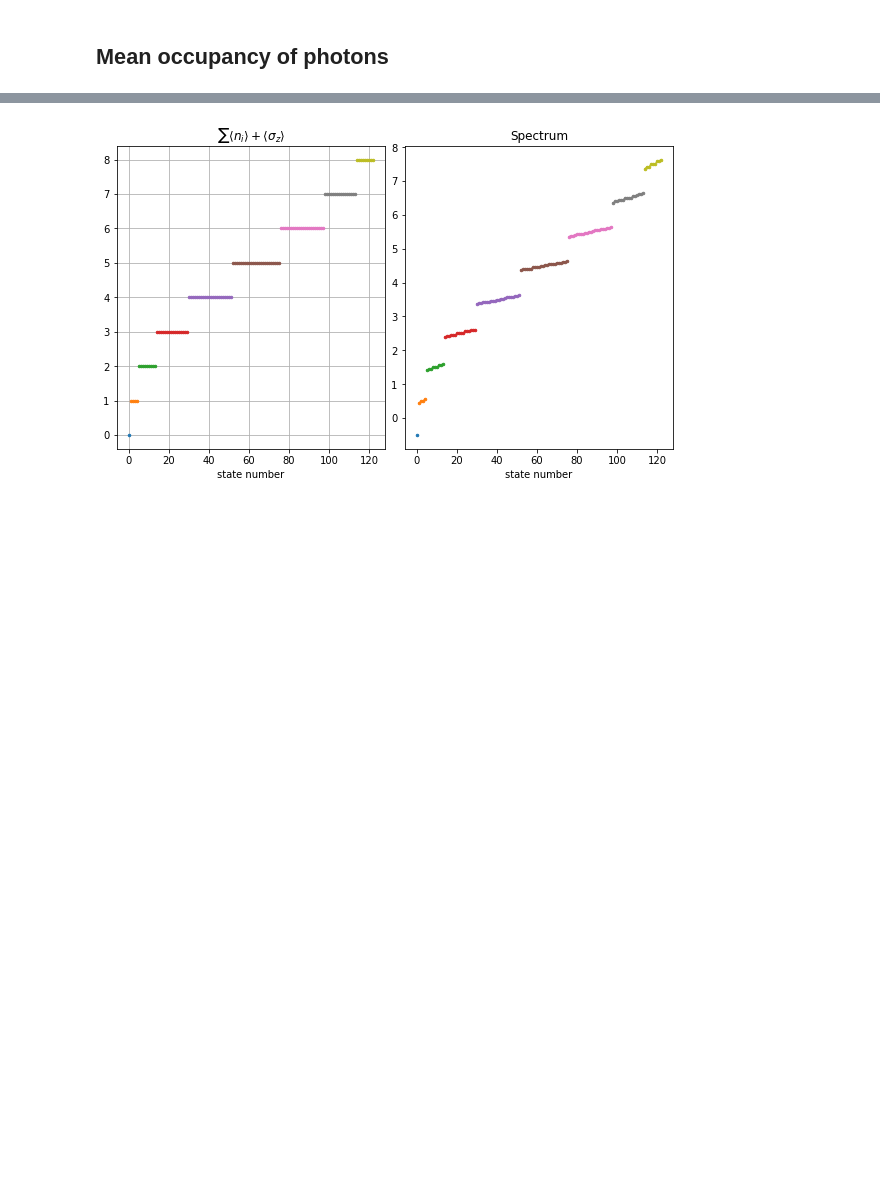
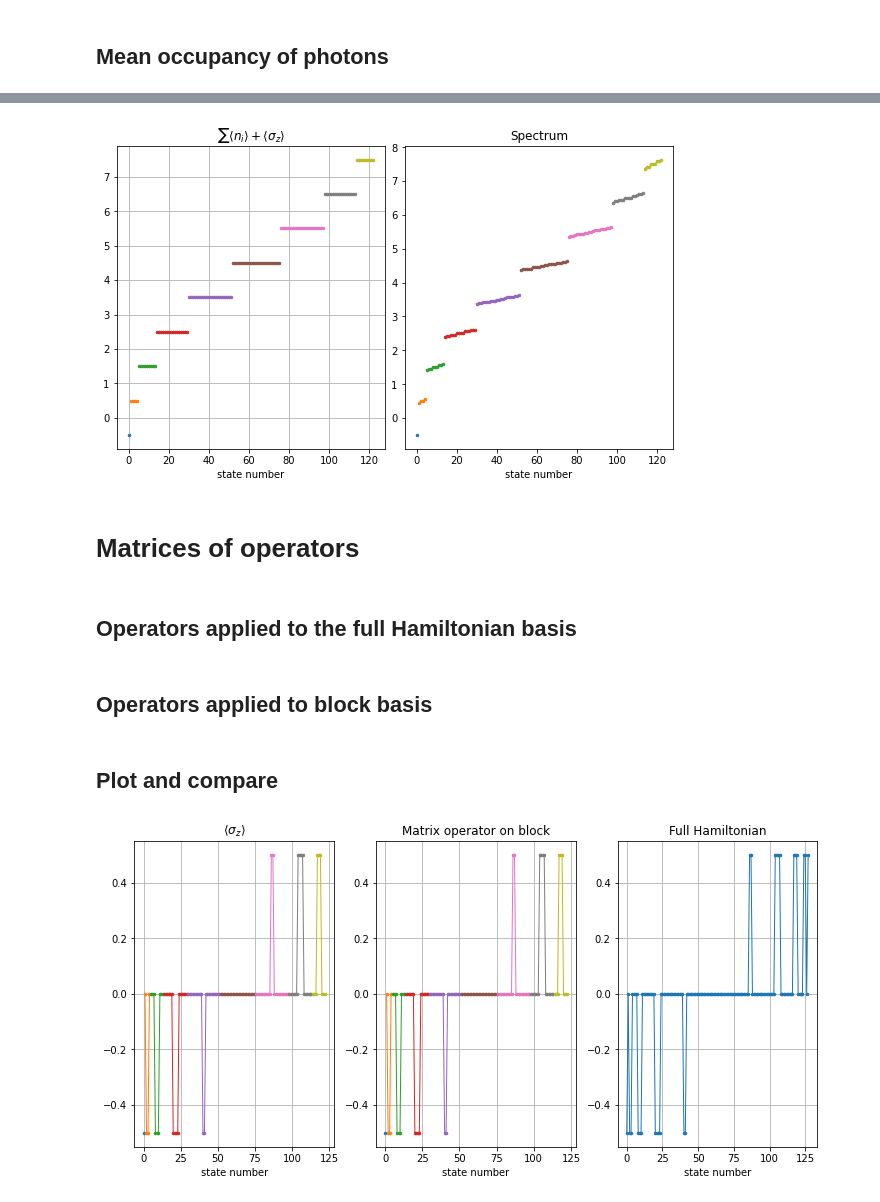
Before and after one commit to anastasiaGor/turbulence_data_notebooks, a Jupyter notebook: Atom-photon Hamiltonian/blocks_atom_multiple_photons.ipynb, the cells around one changed output, grey strips where cells are left out. Drawn from its saved outputs; the diff is of its cells as text; code cells hidden in the pictures; blank space fills up the shorter version.

```diff
--- a/Atom-photon Hamiltonian/blocks_atom_multiple_photons.ipynb
+++ b/Atom-photon Hamiltonian/blocks_atom_multiple_photons.ipynb
@@ -346,10 +410,48 @@ plt.show()
 fig, ax = plt.subplots(nrows=1, ncols=2, constrained_layout=True,figsize=(8,5))
 
 for i, block in enumerate(blocks_rotating_wave) :
-    ax[0].plot(block['states'], np.sum(block['ni_mean'][:,:], axis=0) + 0.5*(block['spin_mean']+1), '.-', lw=1., ms=5.0)
+    ax[0].plot(block['states'], np.sum(block['ni_mean'][:,:], axis=0) + block['spin_mean'], '.-', lw=1., ms=5.0)
     ax[1].plot(block['states'], block['eigenvals'], '.-', lw=1., ms=5.0)
 ax[0].set(title=r'$\sum \langle n_i \rangle + \langle \sigma_z \rangle$', xlabel='state number'); ax[0].grid()
 ax[1].set(title='Spectrum', xlabel='state number'); ax[1].grid(False)
 plt.show()
 # %% [output]
-[figure, old version]
+[figure, new version]
+# %% [markdown]
+# Matrices of operators
+# %% [markdown]
+## Operators applied to the full Hamiltonian basis
+# %%
+sigma_z_operator_full = hamiltonian([["z|",at_energy]],dynamic,dtype=np.float64, basis=basis, check_symm=False, check_pcon=False, check_herm=False)
+n_operator_full = hamiltonian([["|n",ph_energy]],dynamic,dtype=np.float64, basis=basis, check_symm=False, check_pcon=False, check_herm=False)
+
+mean_full_sigma_z = sigma_z_operator_full.expt_value(eigenvectors_H_rotating_wave, enforce_pure=True)
+mean_full_n = n_operator_full.expt_value(eigenvectors_H_rotating_wave, enforce_pure=True)
+# %% [markdown]
+## Operators applied to block basis
+# %%
+for i, block in enumerate(blocks_rotating_wave) :
+    block['sigma_z_operator_matrix'] = hamitonian_one_block(block['index_of_block'], [["z|",at_energy]], [], sparse=False)[0]
+    block['n_operator_matrix'] = hamitonian_one_block(block['index_of_block'], [["|n",ph_energy]], [], sparse=False)[0]
+    block['mean_sigma_z_operator_matrix'] = np.empty(block['size'])
+    block['mean_n_operator_matrix'] = np.empty(block['size'])
+    for state_index, eigenvector in enumerate(block['eigenvectors'].T) :
+        block['mean_sigma_z_operator_matrix'][state_index] = np.dot(eigenvector.T, np.dot(block['sigma_z_operator_matrix'],eigenvector))
+        block['mean_n_operator_matrix'][state_index] = np.dot(eigenvector.T, np.dot(block['n_operator_matrix'],eigenvector))
+# %% [markdown]
+## Plot and compare
+# %%
+fig, ax = plt.subplots(nrows=1, ncols=3, constrained_layout=True,figsize=(10,5))
+
+for i, block in enumerate(blocks_rotating_wave) :
+    ax[0].plot(block['states'], block['spin_mean'], '.-', lw=1., ms=5.0)
+    ax[1].plot(block['states'], block['mean_sigma_z_operator_matrix'], '.-', lw=1., ms=5.0)
+# ax[0].plot(mean_full_sigma_z, '-', lw=0.5, color='k')
+# ax[1].plot(mean_full_sigma_z, '-', lw=0.5, color='k')
+ax[2].plot(mean_full_sigma_z, '.-', lw=1., ms=5.0)
+ax[0].set(title=r'$\langle \sigma_z \rangle$', xlabel='state number'); ax[0].grid()
+ax[1].set(title='Matrix operator on block', xlabel='state number'); ax[1].grid()
+ax[2].set(title='Full Hamiltonian', xlabel='state number'); ax[2].grid()
+plt.show()
+# %% [output]
+[figure, added]
```
Also changed, not shown: parts of 25 cells of this notebook.
